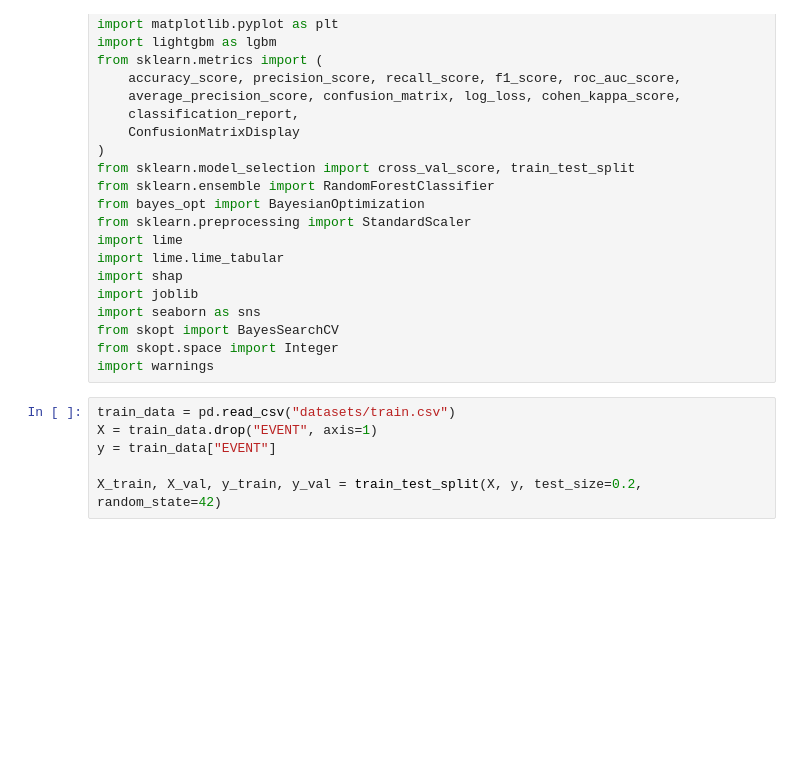
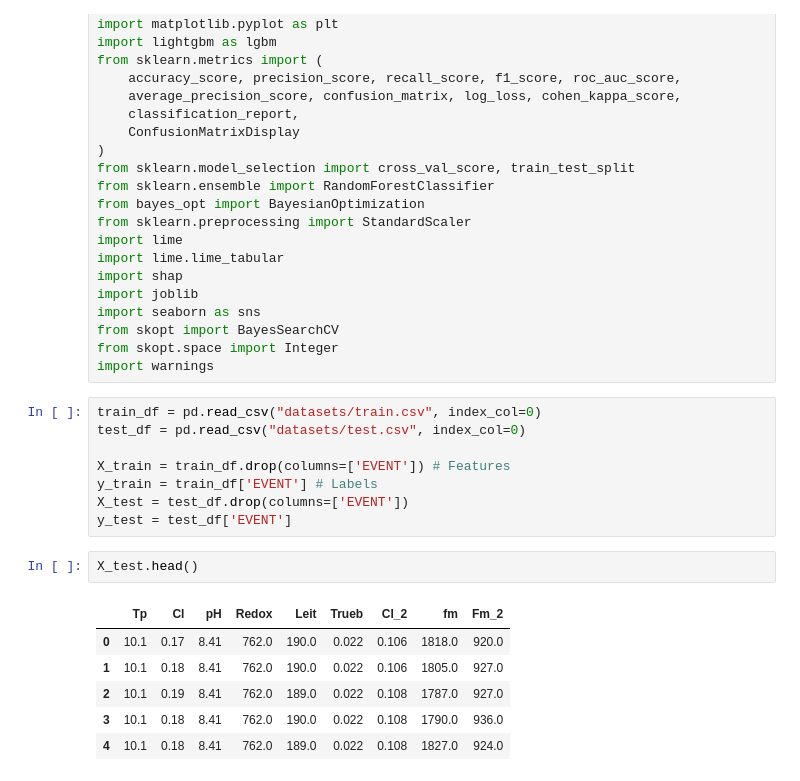
Before and after one commit to andy-ife/water-quality-pred, a Jupyter notebook: rf.ipynb, the cells around one changed output. Cells and saved outputs as stored; diff of their text form; blank space fills up the shorter version.

```diff
--- a/rf.ipynb
+++ b/rf.ipynb
@@ -23,8 +23,19 @@ from skopt import BayesSearchCV
 from skopt.space import Integer
 import warnings
 # %%
-train_data = pd.read_csv("datasets/train.csv")
-X = train_data.drop("EVENT", axis=1)
-y = train_data["EVENT"]
+train_df = pd.read_csv("datasets/train.csv", index_col=0)
+test_df = pd.read_csv("datasets/test.csv", index_col=0)
 
-X_train, X_val, y_train, y_val = train_test_split(X, y, test_size=0.2, random_state=42)
+X_train = train_df.drop(columns=['EVENT']) # Features
+y_train = train_df['EVENT'] # Labels
+X_test = test_df.drop(columns=['EVENT'])
+y_test = test_df['EVENT']
+# %%
+X_test.head()
+# %% [output]
+|  | Tp | Cl | pH | Redox | Leit | Trueb | Cl_2 | fm | Fm_2 |
+| 0 | 10.1 | 0.17 | 8.41 | 762.0 | 190.0 | 0.022 | 0.106 | 1818.0 | 920.0 |
+| 1 | 10.1 | 0.18 | 8.41 | 762.0 | 190.0 | 0.022 | 0.106 | 1805.0 | 927.0 |
+| 2 | 10.1 | 0.19 | 8.41 | 762.0 | 189.0 | 0.022 | 0.108 | 1787.0 | 927.0 |
+| 3 | 10.1 | 0.18 | 8.41 | 762.0 | 190.0 | 0.022 | 0.108 | 1790.0 | 936.0 |
+| 4 | 10.1 | 0.18 | 8.41 | 762.0 | 189.0 | 0.022 | 0.108 | 1827.0 | 924.0 |
```
Also changed, not shown: parts of 15 cells of this notebook, 4 other files.
